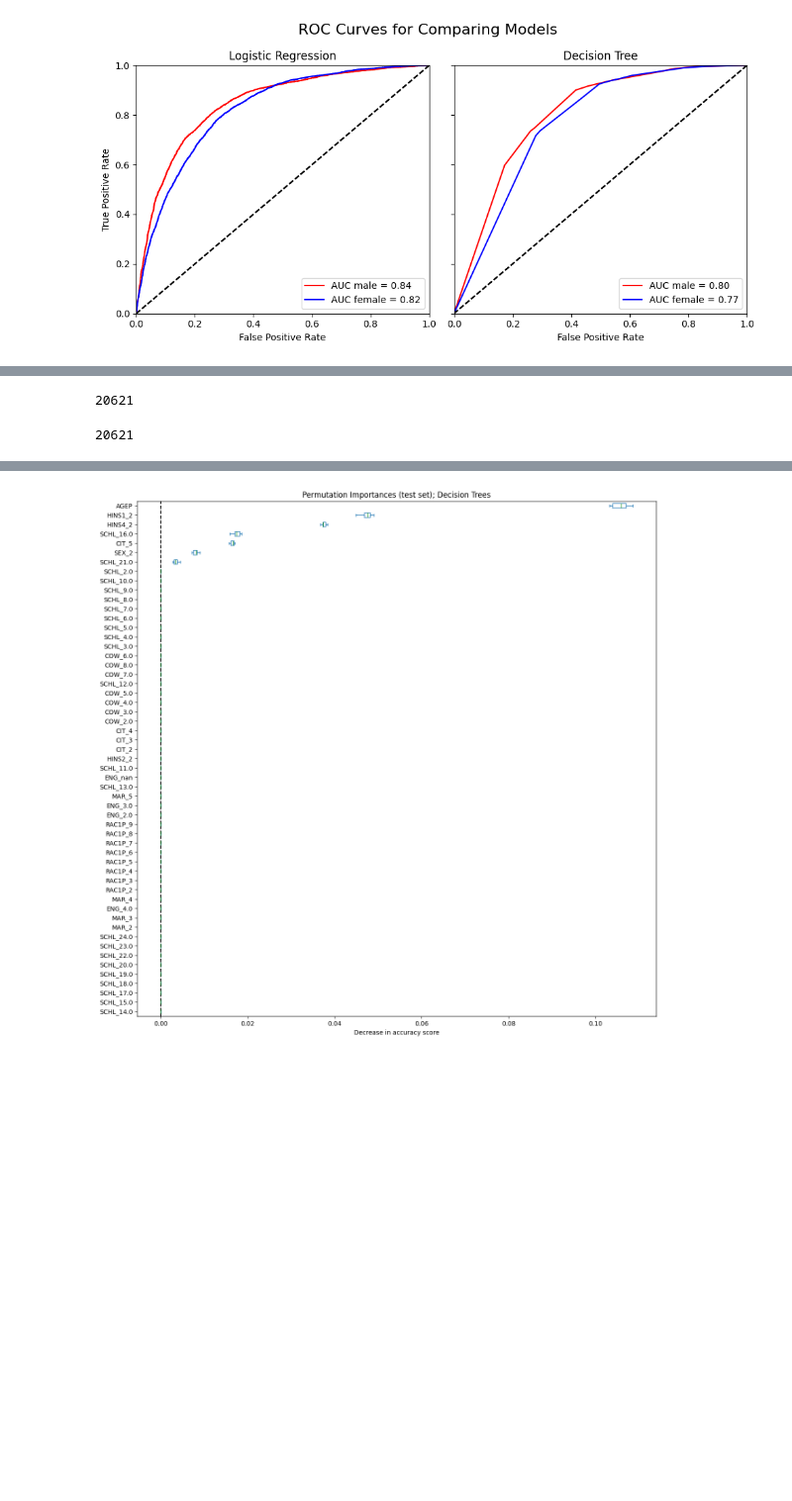
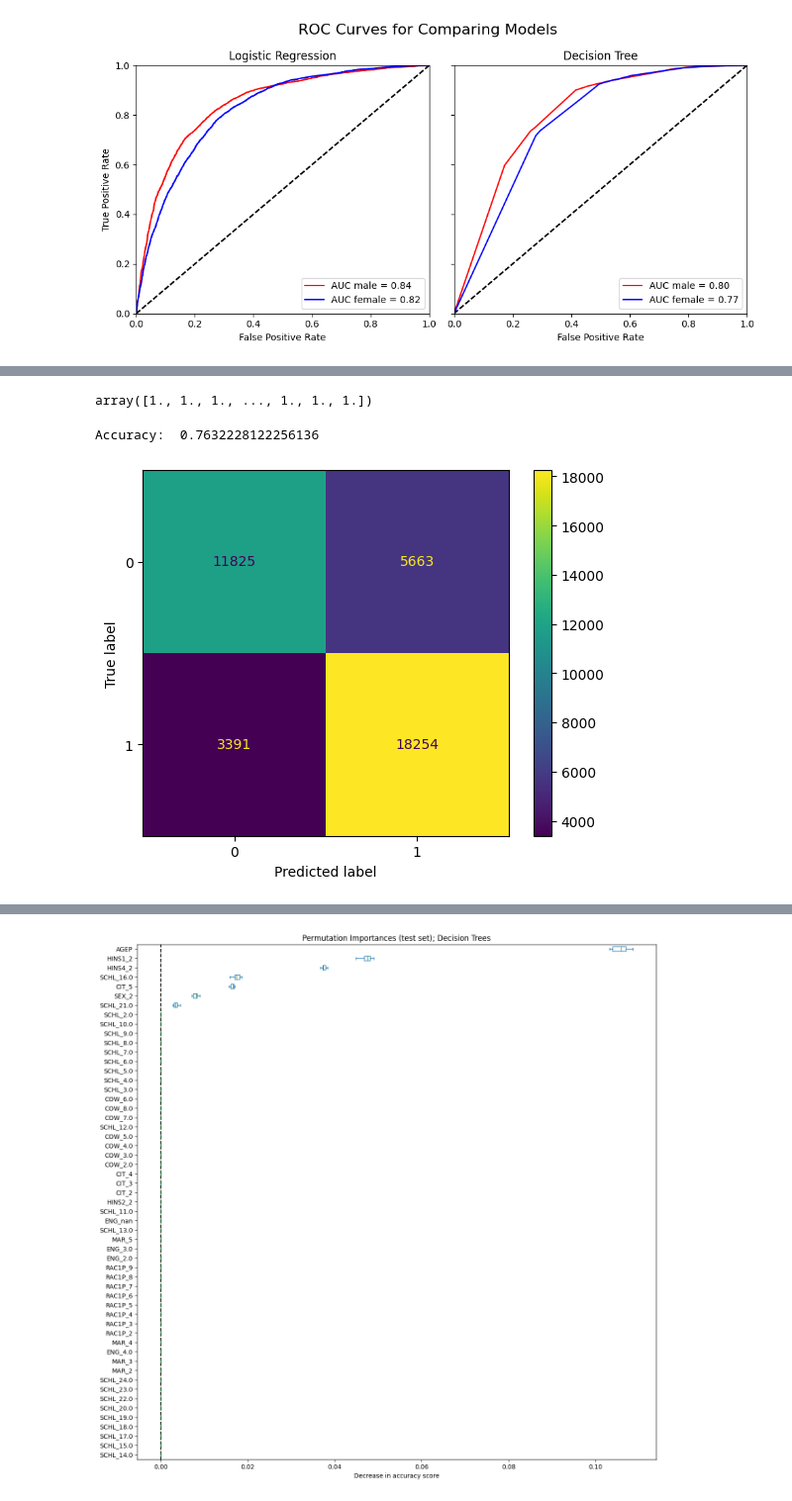
Before and after one commit to TheJarmanitor/algorithmic_fairness_2024, a Jupyter notebook: Handin_1/afae24-assignment-01-template.ipynb, the cells around one changed output, grey strips where cells are left out. Shown at 99% size. Cells and saved outputs as stored; diff of their text form; code cells hidden in the pictures; blank space fills up the shorter version.

Commit message:
update hand in with post processing

```diff
--- a/Handin_1/afae24-assignment-01-template.ipynb
+++ b/Handin_1/afae24-assignment-01-template.ipynb
@@ -358,18 +360,22 @@ def plot_roc_curve(model, y_true, X_test, ax=None, color='b', group="group"):
 # %%
 from sklearn.metrics import roc_curve, auc
 
+y_pred_proba_logR = LogR.predict_proba(X_test)[:,1]
+y_pred_proba_clf = clf.predict_proba(X_test)[:,1]
+
+
 fig, ax = plt.subplots(1,2, figsize=(10,5), sharex=True, sharey=True)
 
-plot_roc_curve(LogR, y_test_male, X_test_male, ax=ax[0], color='r', group="male")
-plot_roc_curve(LogR, y_test_female, X_test_female, ax=ax[0], color='b', group="female")
+plot_roc_curve(y_test[group_test==1], y_pred_proba_logR[group_test==1], ax=ax[0], color='r', group="male")
+plot_roc_curve(y_test[group_test==2], y_pred_proba_logR[group_test==2], ax=ax[0], color='b', group="female")
 ax[0].set_title("Logistic Regression")
 ax[0].set_xlabel("False Positive Rate")
 ax[0].set_ylabel("True Positive Rate")
 ax[0].legend()
 
 
-plot_roc_curve(clf, y_test_male, X_test_male, ax=ax[1], color='r', group="male")
-plot_roc_curve(clf, y_test_female, X_test_female, ax=ax[1], color='b', group="female")
+plot_roc_curve(y_test[group_test==1], y_pred_proba_clf[group_test==1], ax=ax[1], color='r', group="male")
+plot_roc_curve(y_test[group_test==2], y_pred_proba_clf[group_test==2], ax=ax[1], color='b', group="female")
 ax[1].set_title("Decision Tree")
 ax[1].set_xlabel("False Positive Rate")
 ax[1].legend()
@@ -398,8 +388,31 @@ X_test.iloc[[i for i,v in enumerate(group_test) if v == 1]]
-# %%
-len(y_test_male)
-# %% [output]
-20621
-# %%
-len([i for i,v in enumerate(group_test) if v == 1])
-# %% [output]
-20621
+# %%
+##predict with different thresholds if group is different
+def predict_with_threshold(y_pred_proba, threshold, group_list, target_group):
+    y_pred = np.zeros(len(y_pred_proba))
+    for i in range(len(y_pred_proba)):
+        if group_list[i] == target_group:
+            if y_pred_proba[i] > threshold:
+                y_pred[i] = 1
+            else:
+                y_pred[i] = 0
+        else:
+            if y_pred_proba[i] > 0.5:
+                y_pred[i] = 1
+            else:
+                y_pred[i] = 0
+    return y_pred
+# %%
+y_pred_log_post = predict_with_threshold(y_pred_proba_logR, 0.45, group_test, 2)
+
+y_pred_log_post
+# %% [output]
+array([1., 1., 1., ..., 1., 1., 1.])
+# %%
+cm_log_post = confusion_matrix(y_test, y_pred_log_post)
+
+ConfusionMatrixDisplay(confusion_matrix=cm_log_post).plot()
+
+print("Accuracy: ", cm_log_post[1,1]/cm_log_post.sum(axis=0)[1])
+# %% [output]
+Accuracy:  0.7632228122256136
+[figure, added]
```
Also changed, not shown: parts of 13 cells of this notebook.
